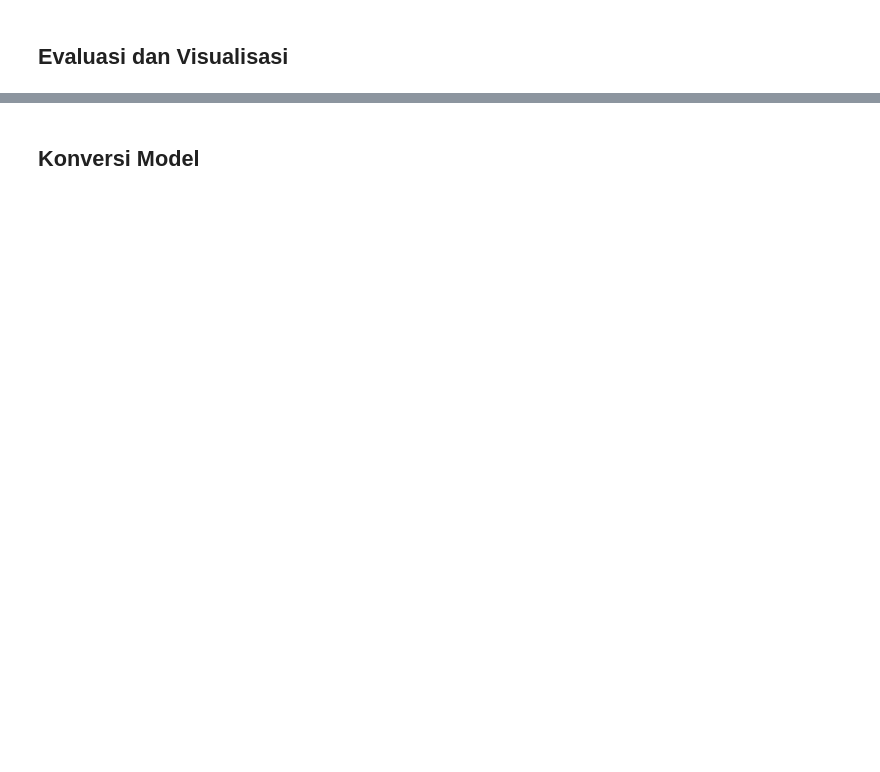
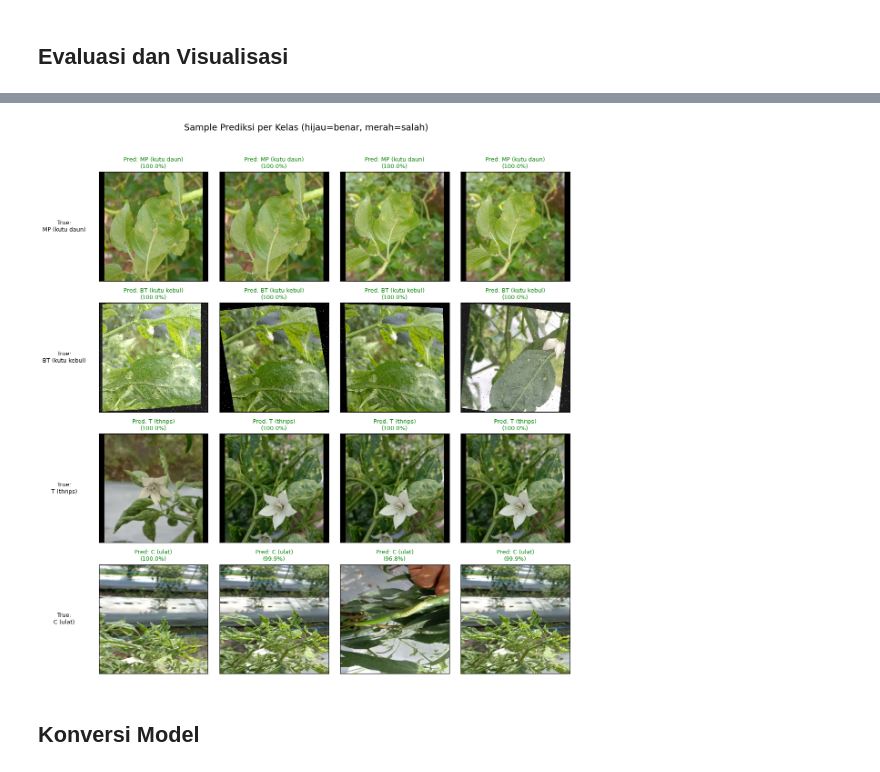
Before and after one commit to Fiyanz/red-chili-pepper-pests-model, a Jupyter notebook: notebooks/Template_Submission_Akhir.ipynb, the cells around one changed output, grey strips where cells are left out. Saved outputs shown, nothing was run; the diff lists cells and outputs as text; code cells hidden in the pictures; blank space fills up the shorter version.

```diff
--- a/notebooks/Template_Submission_Akhir.ipynb
+++ b/notebooks/Template_Submission_Akhir.ipynb
@@ -411,3 +499,64 @@ show_sample_predictions(test_ds, CLASS_NAMES, num_samples=16)
+# %%
+def show_sample_predictions(ds, class_names, n_per_class=4):
+    """Tampilkan sample prediksi dengan minimal n sampel per kelas."""
+    num_classes = len(class_names)
+
+    # Kumpulkan sampel per kelas
+    class_images = {i: [] for i in range(num_classes)}
+    class_labels = {i: [] for i in range(num_classes)}
+    class_preds  = {i: [] for i in range(num_classes)}
+
+    for images, labels in ds:
+        preds = best_model.predict(images, verbose=0)
+        for i in range(len(images)):
+            true_idx = tf.argmax(labels[i]).numpy()
+            if len(class_images[true_idx]) < n_per_class:
+                class_images[true_idx].append(images[i].numpy())
+                class_labels[true_idx].append(true_idx)
+                class_preds[true_idx].append(preds[i])
+        # Stop kalau semua kelas sudah terpenuhi
+        if all(len(v) >= n_per_class for v in class_images.values()):
+            break
+
+    # Plot: baris = kelas, kolom = sampel
+    fig, axes = plt.subplots(num_classes, n_per_class, figsize=(n_per_class * 3, num_classes * 3))
+
+    for row, class_idx in enumerate(range(num_classes)):
+        for col in range(n_per_class):
+            ax = axes[row, col]
+            if col < len(class_images[class_idx]):
+                img   = class_images[class_idx][col]
+                pred  = class_preds[class_idx][col]
+                pred_idx    = np.argmax(pred)
+                confidence  = np.max(pred) * 100
+                true_label  = class_names[class_idx]
+                pred_label  = class_names[pred_idx]
+                color = 'green' if true_label == pred_label else 'red'
+                ax.imshow(img)
+                ax.set_title(
+                    f"Pred: {pred_label}\n({confidence:.1f}%)",
+                    color=color, fontsize=9
+                )
+                # Label baris di kolom pertama
+                if col == 0:
+                    ax.set_ylabel(
+                        f"True:\n{true_label}",
+                        fontsize=9, rotation=0,
+                        labelpad=55, va='center'
+                    )
+            else:
+                ax.axis('off')
+            ax.set_xticks([])
+            ax.set_yticks([])
+
+    plt.suptitle('Sample Prediksi per Kelas (hijau=benar, merah=salah)',fontsize=14, y=1.02)
+    plt.tight_layout()
+    plt.savefig('sample_predictions.png', dpi=150, bbox_inches='tight')
+    plt.show()
+
+show_sample_predictions(test_ds, CLASS_NAMES, n_per_class=4)
+# %% [output]
+[figure, added]
 # %% [markdown]
 ## Konversi Model
 # %%
```
Also changed, not shown: parts of 11 cells of this notebook.
